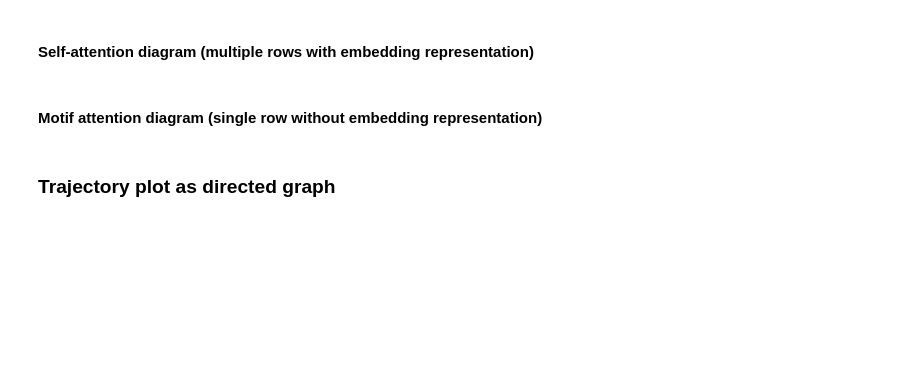
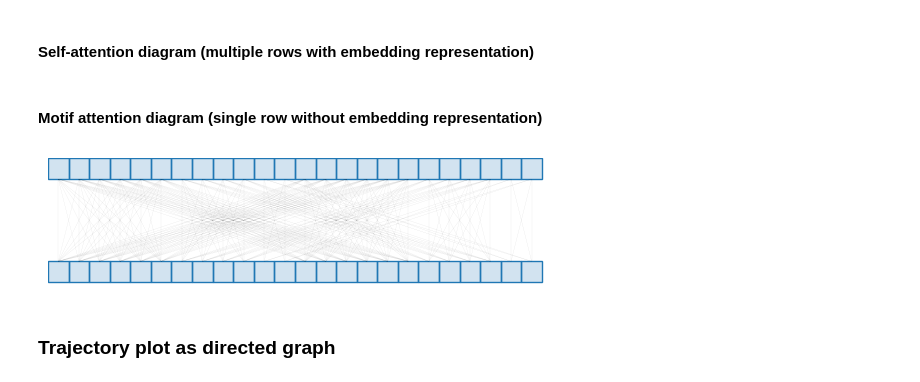
Before and after one commit to Radar-Lei/Motif-guided, a Jupyter notebook: visualization.ipynb, the cells around one changed output. Saved outputs shown, nothing was run; the diff lists cells and outputs as text; code cells hidden in the pictures; blank space fills up the shorter version.

```diff
--- a/visualization.ipynb
+++ b/visualization.ipynb
@@ -119,7 +142,7 @@ palette = sns.color_palette()
 # 画出两个序列的正方形
 for i in range(N):
     # 创建一个正方形，位置在(i, 0)和(i, 3)，大小为1x1
-    rect1 = patches.Rectangle((i, 0), 1, 1, edgecolor=palette[2], facecolor=list(palette[2]) + [0.2])
+    rect1 = patches.Rectangle((i, 0), 1, 1, edgecolor=palette[0], facecolor=list(palette[0]) + [0.2])
     rect2 = patches.Rectangle((i, 5), 1, 1, edgecolor=palette[0], facecolor=list(palette[0]) + [0.2])
 
     # 将正方形添加到图形中
@@ -131,33 +154,35 @@ classes = {
     (0, 1, 2, 3, 4, 5): (0, 1, 2, 3, 4, 5, 12, 13, 14, 15, 16, 17),
     (6,7,8,9): (6,7,8,9, 18,19,20,21),
     (10,11): (10,11,22, 23),
     (12, 13, 14, 15, 16, 17) : (0, 1, 2, 3, 4, 5, 12, 13, 14, 15, 16, 17),
     (18,19,20,21) : (6,7,8,9, 18,19,20,21),
     (22, 23) : (10,11,22, 23),
 }
 
 
 # 画出连接两个序列的线
 for i in range(N):
     for j in range(N):
         # 检查两个正方形是否属于同一类
         for a_indices, b_indices in classes.items():
             if i in a_indices and j in b_indices:
                 # 创建一条线，从序列A的第i个元素的上边到序列B的第j个元素的下边
                 ax.plot([i+0.5, j+0.5], [1, 5], color="black", linewidth=0.05,alpha=0.4)
 
 # 设置坐标轴的范围
 ax.set_xlim(0, N+0.1)
 ax.set_ylim(-0.1, 6)
 
 # 隐藏坐标轴
 ax.axis('off')
 
 # 显示图形
 plt.show()
 
 # 保存图形为svg
 fig.savefig("figs/motif_attention.svg", format='svg')
+# %% [output]
+[figure, added]
 # %% [markdown]
 ### Trajectory plot as directed graph
 # %%
```
Also changed, not shown: parts of 7 cells of this notebook.
